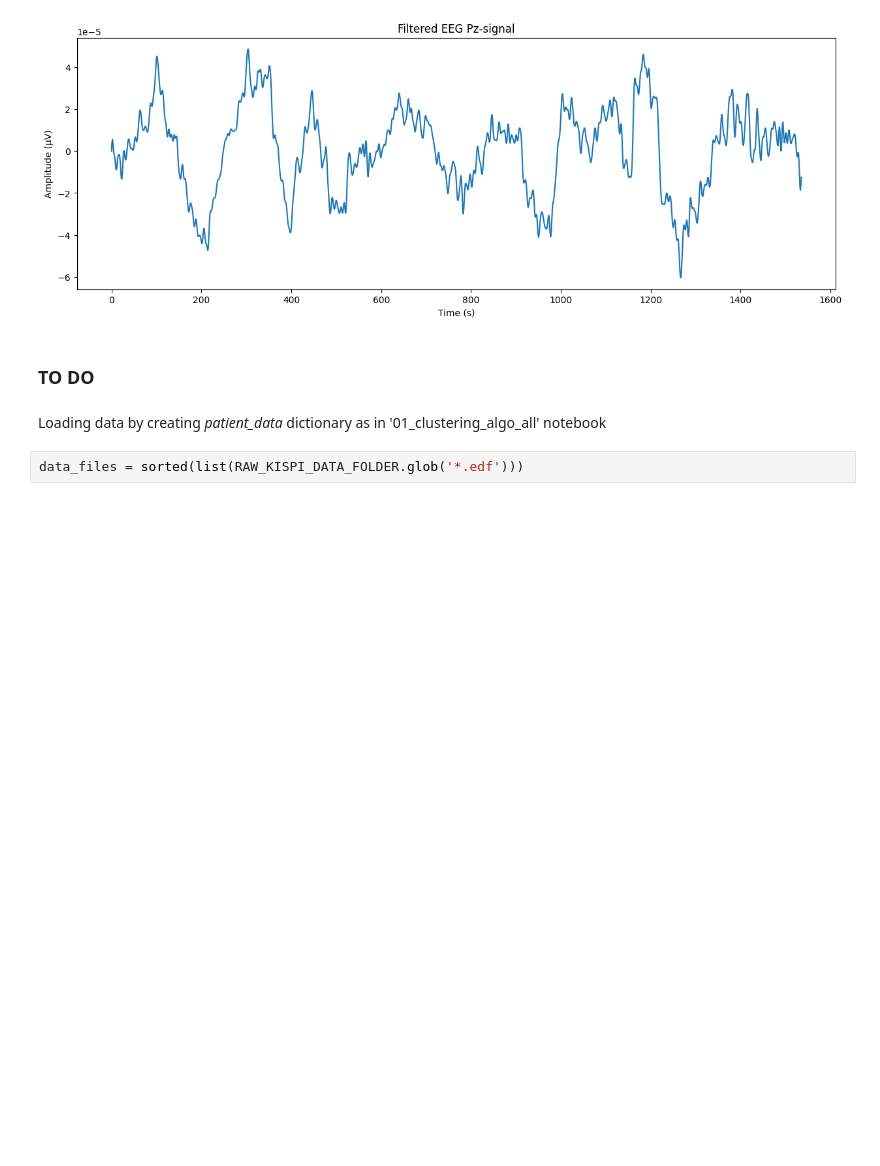
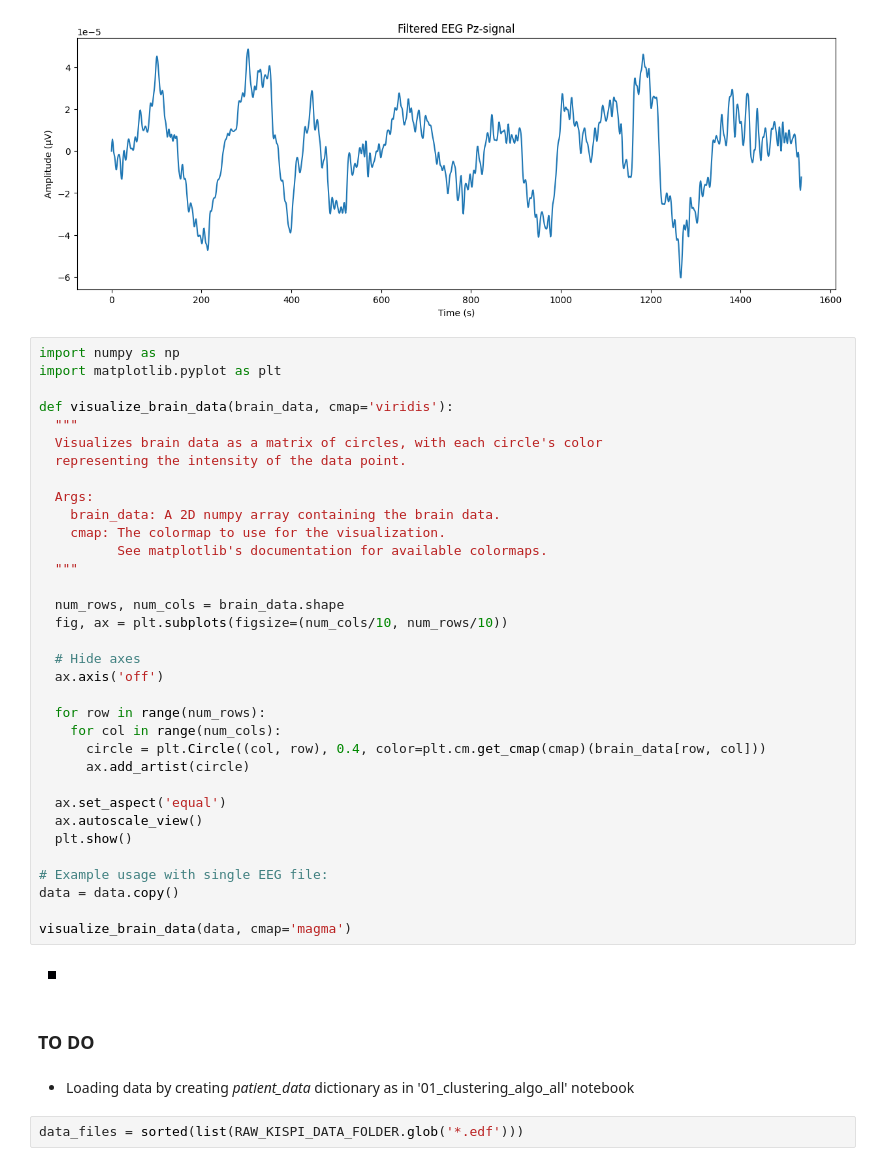
Before and after one commit to carzaga1/UnsuperDL-EEG-BSUPP, a Jupyter notebook: notebooks/00_mne_analysis.ipynb, the cells around one changed output. Drawn from its saved outputs; the diff is of its cells as text; blank space fills up the shorter version.

```diff
--- a/notebooks/00_mne_analysis.ipynb
+++ b/notebooks/00_mne_analysis.ipynb
@@ -207,10 +207,46 @@ Designing a one-pass, zero-phase, non-causal bandpass filter:
 - Filter length: 845 samples (3.301 s)
 [Parallel(n_jobs=1)]: Done  17 tasks      | elapsed:    0.0s
 [figure]
+# %%
+import numpy as np
+import matplotlib.pyplot as plt
+
+def visualize_brain_data(brain_data, cmap='viridis'):
+  """
+  Visualizes brain data as a matrix of circles, with each circle's color
+  representing the intensity of the data point.
+
+  Args:
+    brain_data: A 2D numpy array containing the brain data.
+    cmap: The colormap to use for the visualization.
+          See matplotlib's documentation for available colormaps.
+  """
+
+  num_rows, num_cols = brain_data.shape
+  fig, ax = plt.subplots(figsize=(num_cols/10, num_rows/10))
+
+  # Hide axes
+  ax.axis('off')
+
+  for row in range(num_rows):
+    for col in range(num_cols):
+      circle = plt.Circle((col, row), 0.4, color=plt.cm.get_cmap(cmap)(brain_data[row, col]))
+      ax.add_artist(circle)
+
+  ax.set_aspect('equal')
+  ax.autoscale_view()
+  plt.show()
+
+# Example usage with single EEG file:
+data = data.copy()
+
+visualize_brain_data(data, cmap='magma')
+# %% [output]
+[figure, added]
 # %% [markdown]
 ### TO DO
 # %% [markdown]
-Loading data by creating _patient_data_ dictionary as in '01_clustering_algo_all' notebook
+- Loading data by creating _patient_data_ dictionary as in '01_clustering_algo_all' notebook
 # %%
 data_files = sorted(list(RAW_KISPI_DATA_FOLDER.glob('*.edf')))
 # %%
```
Also changed, not shown: parts of 1 cell of this notebook.
